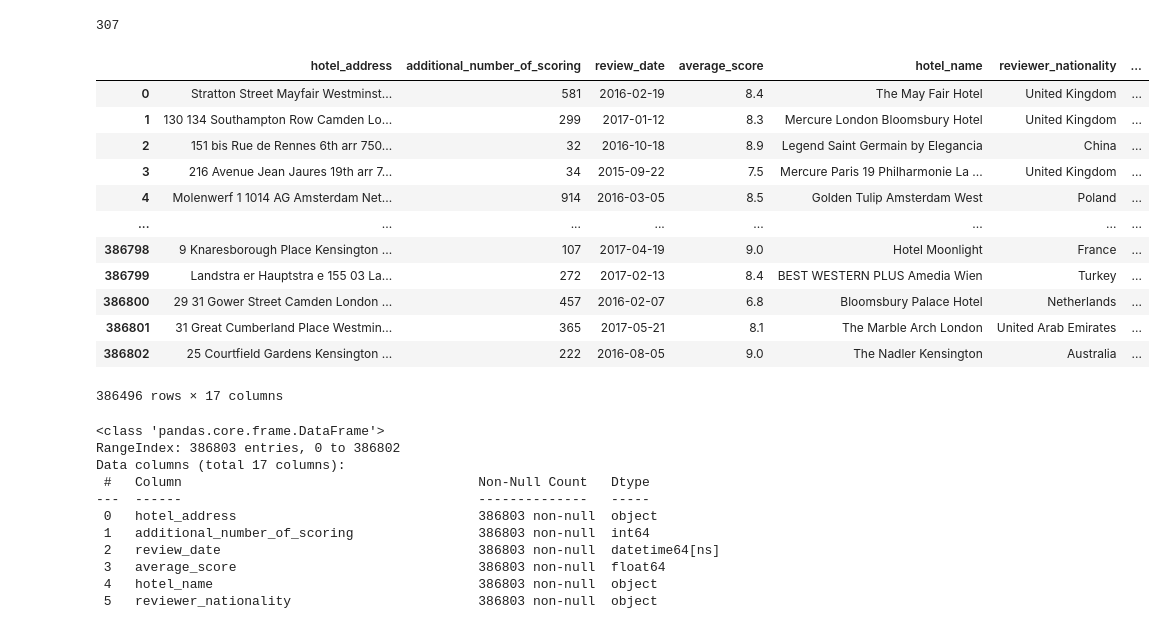
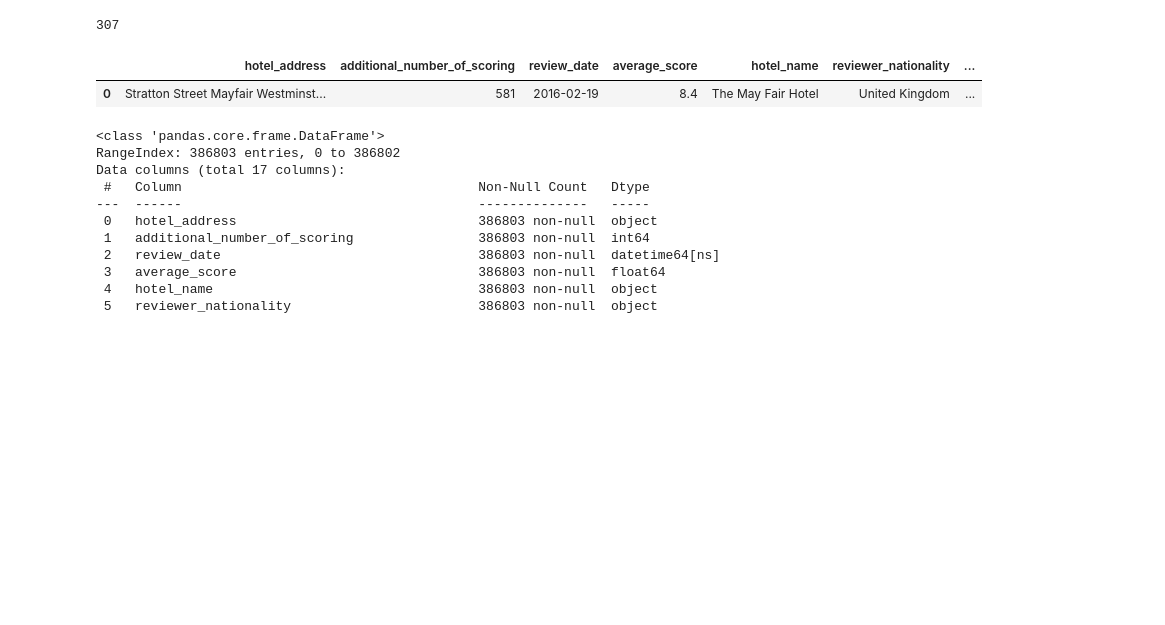
Before and after one commit to AlexKosuhin/SF_data_science, a Jupyter notebook: project_3_EDA.ipynb, the cells around one changed output. Cells and saved outputs as stored; diff of their text form; code cells hidden in the pictures; blank space fills up the shorter version.

```diff
--- a/project_3_EDA.ipynb
+++ b/project_3_EDA.ipynb
@@ -61,21 +61,10 @@ df.duplicated().sum()
 307
 # %%
 # Удаляем дубликаты
-df.drop_duplicates()
+df.drop_duplicates().head(1)
 # %% [output]
 |  | hotel_address | additional_number_of_scoring | review_date | average_score | hotel_name | reviewer_nationality | ... |
 | 0 | Stratton Street Mayfair Westminst... | 581 | 2016-02-19 | 8.4 | The May Fair Hotel | United Kingdom | ... |
-| 1 | 130 134 Southampton Row Camden Lo... | 299 | 2017-01-12 | 8.3 | Mercure London Bloomsbury Hotel | United Kingdom | ... |
-| 2 | 151 bis Rue de Rennes 6th arr 750... | 32 | 2016-10-18 | 8.9 | Legend Saint Germain by Elegancia | China | ... |
-| 3 | 216 Avenue Jean Jaures 19th arr 7... | 34 | 2015-09-22 | 7.5 | Mercure Paris 19 Philharmonie La ... | United Kingdom | ... |
-| 4 | Molenwerf 1 1014 AG Amsterdam Net... | 914 | 2016-03-05 | 8.5 | Golden Tulip Amsterdam West | Poland | ... |
-| ... | ... | ... | ... | ... | ... | ... | ... |
-| 386798 | 9 Knaresborough Place Kensington ... | 107 | 2017-04-19 | 9.0 | Hotel Moonlight | France | ... |
-| 386799 | Landstra er Hauptstra e 155 03 La... | 272 | 2017-02-13 | 8.4 | BEST WESTERN PLUS Amedia Wien | Turkey | ... |
-| 386800 | 29 31 Gower Street Camden London ... | 457 | 2016-02-07 | 6.8 | Bloomsbury Palace Hotel | Netherlands | ... |
-| 386801 | 31 Great Cumberland Place Westmin... | 365 | 2017-05-21 | 8.1 | The Marble Arch London | United Arab Emirates | ... |
-| 386802 | 25 Courtfield Gardens Kensington ... | 222 | 2016-08-05 | 9.0 | The Nadler Kensington | Australia | ... |
-386496 rows × 17 columns
 # %%
 df.info()
 # Пропущенные значения есть только в столбцах lat и lng, на данный момент мы их пропускаем, работать с ними будем позже.
```
Also changed, not shown: parts of 56 cells of this notebook, 1 other file.
